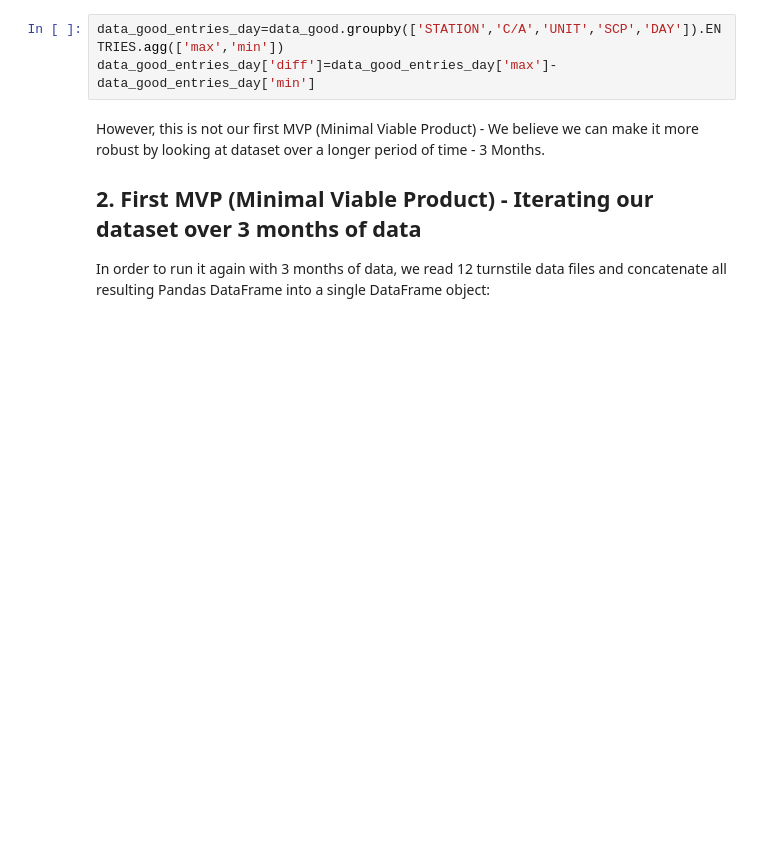
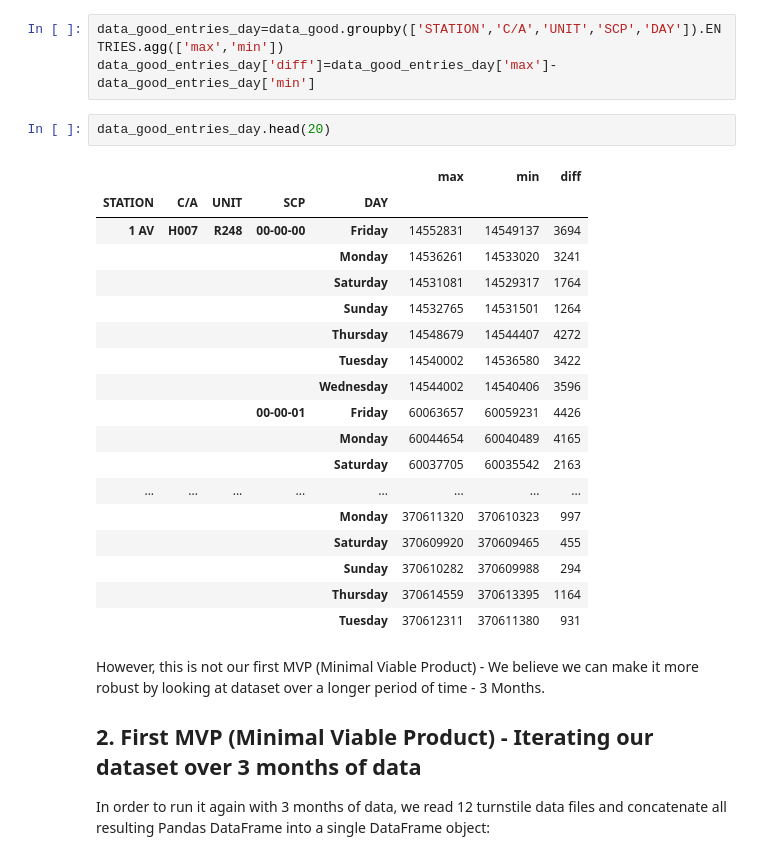
Before and after one commit to youngjeong46/MTA, a Jupyter notebook: Project 1 MTA.ipynb, the cells around one changed output. Drawn from its saved outputs; the diff is of its cells as text; blank space fills up the shorter version.

```diff
--- a/Project 1 MTA.ipynb
+++ b/Project 1 MTA.ipynb
@@ -224,6 +224,27 @@ We can take a step further and see how we can fine tune our suggestion by lookin
 # %%
 data_good_entries_day=data_good.groupby(['STATION','C/A','UNIT','SCP','DAY']).ENTRIES.agg(['max','min'])
 data_good_entries_day['diff']=data_good_entries_day['max']-data_good_entries_day['min']
+# %%
+data_good_entries_day.head(20)
+# %% [output]
+|  |  |  |  |  | max | min | diff |
+| STATION | C/A | UNIT | SCP | DAY |  |  |  |
+| 1 AV | H007 | R248 | 00-00-00 | Friday | 14552831 | 14549137 | 3694 |
+|  |  |  |  | Monday | 14536261 | 14533020 | 3241 |
+|  |  |  |  | Saturday | 14531081 | 14529317 | 1764 |
+|  |  |  |  | Sunday | 14532765 | 14531501 | 1264 |
+|  |  |  |  | Thursday | 14548679 | 14544407 | 4272 |
+|  |  |  |  | Tuesday | 14540002 | 14536580 | 3422 |
+|  |  |  |  | Wednesday | 14544002 | 14540406 | 3596 |
+|  |  |  | 00-00-01 | Friday | 60063657 | 60059231 | 4426 |
+|  |  |  |  | Monday | 60044654 | 60040489 | 4165 |
+|  |  |  |  | Saturday | 60037705 | 60035542 | 2163 |
+| ... | ... | ... | ... | ... | ... | ... | ... |
+|  |  |  |  | Monday | 370611320 | 370610323 | 997 |
+|  |  |  |  | Saturday | 370609920 | 370609465 | 455 |
+|  |  |  |  | Sunday | 370610282 | 370609988 | 294 |
+|  |  |  |  | Thursday | 370614559 | 370613395 | 1164 |
+|  |  |  |  | Tuesday | 370612311 | 370611380 | 931 |
 # %% [markdown]
 However, this is not our first MVP (Minimal Viable Product) - We believe we can make it more robust by looking at dataset over a longer period of time - 3 Months.
 
```
